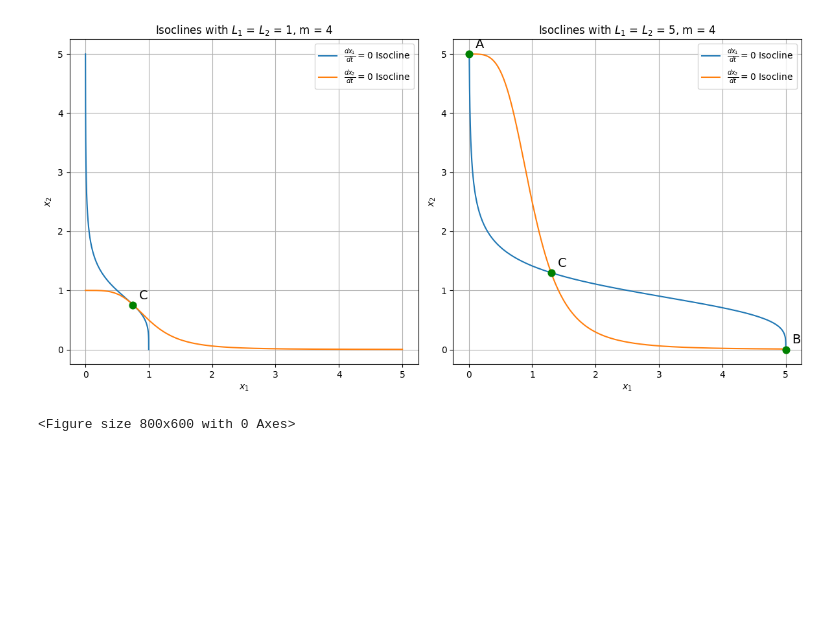
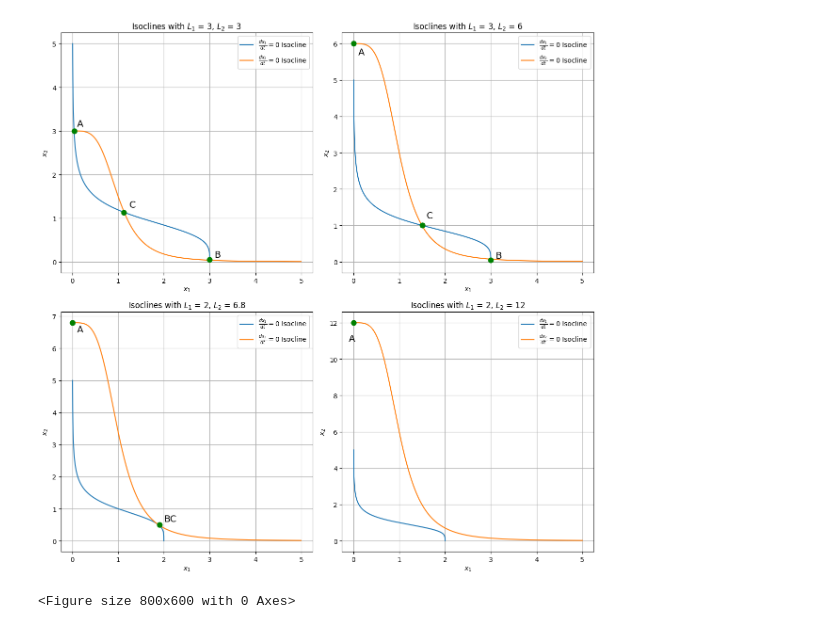
Before and after one commit to GrateJastes/scipy, a Jupyter notebook: figures.ipynb, the cells around one changed output. Drawn from its saved outputs; the diff is of its cells as text; code cells hidden in the pictures; blank space fills up the shorter version.

```diff
--- a/figures.ipynb
+++ b/figures.ipynb
@@ -3,18 +3,24 @@ import numpy as np
 import matplotlib.pyplot as plt
 
 #####################################
-L1 = 1
-L2 = 1
+L1 = 3
+L2 = 3
 
-L1_2 = 5
-L2_2 = 5
+L1_2 = 3
+L2_2 = 6
+
+L1_3 = 2
+L2_3 = 6.8
+
+L1_4 = 2
+L2_4 = 12
 
 m_1 = 1
 m_2 = 4
 ##############################
 
-x1_range = np.linspace(0, 5, 400)
-x2_range = np.linspace(0, 5, 400)
+x1_range = np.linspace(0, 5, 40000)
+x2_range = np.linspace(0, 5, 40000)
 
 x1_isocline_1 = L1 / (1 + x2_range ** m_2)
 x2_isocline_1 = L2 / (1 + x1_range ** m_2)
@@ -22,52 +28,98 @@ x2_isocline_1 = L2 / (1 + x1_range ** m_2)
 x1_isocline_2 = L1_2 / (1 + x2_range ** m_2)
 x2_isocline_2 = L2_2 / (1 + x1_range ** m_2)
 
-plt.figure(figsize=(12, 6))
+x1_isocline_3 = L1_3 / (1 + x2_range ** m_2)
+x2_isocline_3 = L2_3 / (1 + x1_range ** m_2)
+
+x1_isocline_4 = L1_4 / (1 + x2_range ** m_2)
+x2_isocline_4 = L2_4 / (1 + x1_range ** m_2)
+
+plt.figure(figsize=(12, 12))
 
 # Plotting with m = 1
-plt.subplot(1, 2, 1)
+plt.subplot(2, 2, 1)
 plt.plot(x1_isocline_1, x2_range, label=r'$\frac{dx_1}{dt} = 0$ Isocline')
 plt.plot(x1_range, x2_isocline_1, label=r'$\frac{dx_2}{dt} = 0$ Isocline')
 plt.xlabel('$x_1$')
 plt.ylabel('$x_2$')
-plt.title('Isoclines with $L_1$ = $L_2$ = 1, m = 4')
+plt.title('Isoclines with $L_1$ = 3, $L_2$ = 3')
 plt.legend()
 plt.grid(True)
 
+
+### point A
+plt.scatter(0.04, 3, color='green', s=60, zorder=5)
+plt.text(0.1, 3.1, 'A', fontsize=14)
+
+### point B
+plt.scatter(3, 0.05,  color='green', s=60, zorder=5)
+plt.text(3.1, 0.1,  'B', fontsize=14)
+
 ### point C
-plt.scatter(0.75, 0.75, color='green', s=60, zorder=5)
-plt.text(0.85, 0.85, 'C', fontsize=14)
-
-
+plt.scatter(1.125, 1.125,  color='green', s=60, zorder=5)
+plt.text(1.25, 1.25, 'C', fontsize=14)
 
 # Second plot with m = 3
-plt.subplot(1, 2, 2)
+plt.subplot(2, 2, 2)
 plt.plot(x1_isocline_2, x2_range, label=r'$\frac{dx_1}{dt} = 0$ Isocline ')
 plt.plot(x1_range, x2_isocline_2, label=r'$\frac{dx_2}{dt} = 0$ Isocline ')
 plt.xlabel('$x_1$')
 plt.ylabel('$x_2$')
-plt.title('Isoclines with $L_1$ = $L_2$ = 5, m = 4')
+plt.title('Isoclines with $L_1$ = 3, $L_2$ = 6')
 plt.legend()
 plt.grid()
 
 ### point A
-plt.scatter(0, 5, color='green', s=60, zorder=5)
-plt.text(0.1, 5.1, 'A', fontsize=14)
+plt.scatter(0, 6, color='green', s=60, zorder=5)
+plt.text(0.1, 5.7, 'A', fontsize=14)
 
 ### point B
-plt.scatter(5, 0,  color='green', s=60, zorder=5)
-plt.text(5.1, 0.1,  'B', fontsize=14)
+plt.scatter(3, 0.05,  color='green', s=60, zorder=5)
+plt.text(3.1, 0.1,  'B', fontsize=14)
 
 ### point C
-plt.scatter(1.3, 1.3, color='green', s=60, zorder=5)
-plt.text(1.4, 1.4, 'C', fontsize=14)
+plt.scatter(1.5, 1,  color='green', s=60, zorder=5)
+plt.text(1.6, 1.2, 'C', fontsize=14)
+
+
+plt.subplot(2, 2, 3)
+plt.plot(x1_isocline_3, x2_range, label=r'$\frac{dx_1}{dt} = 0$ Isocline ')
+plt.plot(x1_range, x2_isocline_3, label=r'$\frac{dx_2}{dt} = 0$ Isocline ')
+plt.xlabel('$x_1$')
+plt.ylabel('$x_2$')
+plt.title('Isoclines with $L_1$ = 2, $L_2$ = 6.8')
+plt.legend()
+plt.grid()
+
+### point A
+plt.scatter(0, 6.8, color='green', s=60, zorder=5)
+plt.text(0.1, 6.5, 'A', fontsize=14)
+
+### point BC
+plt.scatter(1.9, 0.5,  color='green', s=60, zorder=5)
+plt.text(2, 0.6, 'BC', fontsize=14)
+
+
+plt.subplot(2, 2, 4)
+plt.plot(x1_isocline_4, x2_range, label=r'$\frac{dx_1}{dt} = 0$ Isocline ')
+plt.plot(x1_range, x2_isocline_4, label=r'$\frac{dx_2}{dt} = 0$ Isocline ')
+plt.xlabel('$x_1$')
+plt.ylabel('$x_2$')
+plt.title('Isoclines with $L_1$ = 2, $L_2$ = 12')
+plt.legend()
+plt.grid()
+
+
+### point A
+plt.scatter(0, 12, color='green', s=60, zorder=5)
+plt.text(-0.1, 11, 'A', fontsize=14)
 
 
 plt.tight_layout()
-plt.savefig('images/L1-L5_m4_isoclines.png')
+plt.savefig('images/diff-L_isoclines.png')
 plt.show()
 # %% [output]
-[figure, old version]
+[figure, new version]
 # %%
 from scipy.integrate import odeint
 
```
